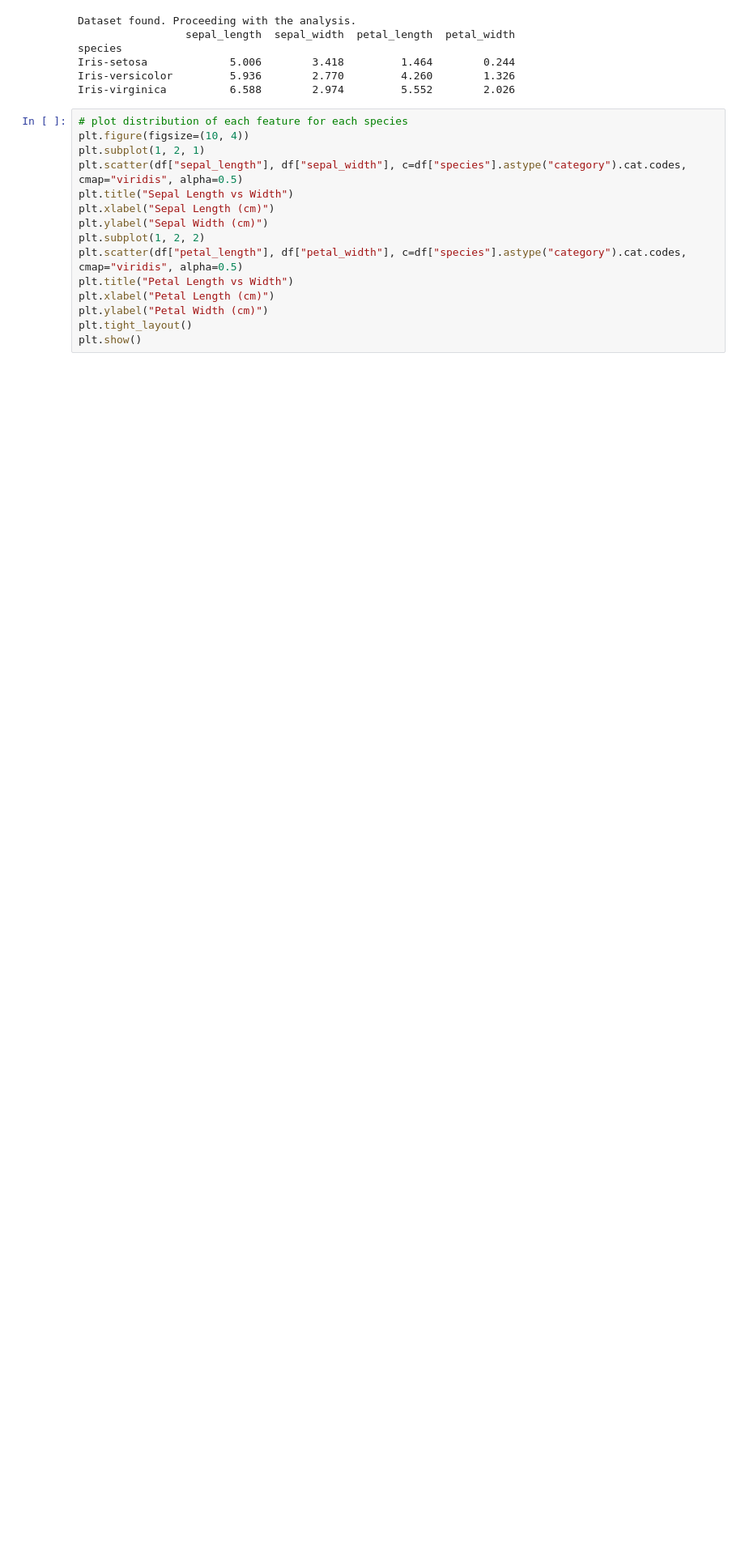
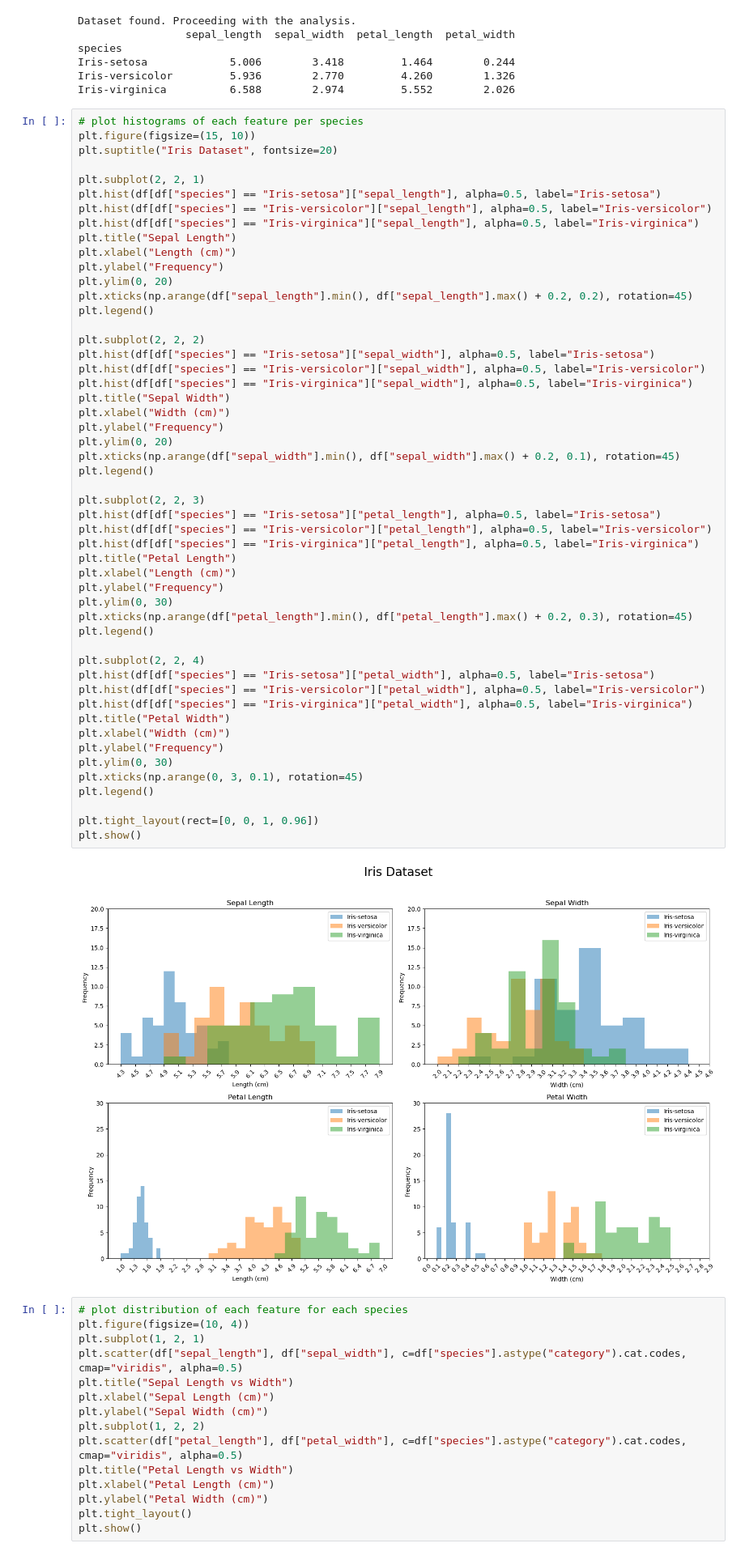
Before and after one commit to kronos164/programming-and-scripting, a Jupyter notebook: pands-project/analysis.ipynb, the cells around one changed output. Shown at 81% size. Saved outputs shown, nothing was run; the diff lists cells and outputs as text; blank space fills up the shorter version.

Commit message:
Add histogram for each feature

```diff
--- a/pands-project/analysis.ipynb
+++ b/pands-project/analysis.ipynb
@@ -24,6 +24,59 @@ species
 Iris-setosa             5.006        3.418         1.464        0.244
 Iris-versicolor         5.936        2.770         4.260        1.326
 Iris-virginica          6.588        2.974         5.552        2.026
+# %%
+# plot histograms of each feature per species
+plt.figure(figsize=(15, 10))
+plt.suptitle("Iris Dataset", fontsize=20)
+
+plt.subplot(2, 2, 1)
+plt.hist(df[df["species"] == "Iris-setosa"]["sepal_length"], alpha=0.5, label="Iris-setosa")
+plt.hist(df[df["species"] == "Iris-versicolor"]["sepal_length"], alpha=0.5, label="Iris-versicolor")
+plt.hist(df[df["species"] == "Iris-virginica"]["sepal_length"], alpha=0.5, label="Iris-virginica")
+plt.title("Sepal Length")
+plt.xlabel("Length (cm)")
+plt.ylabel("Frequency")
+plt.ylim(0, 20)
+plt.xticks(np.arange(df["sepal_length"].min(), df["sepal_length"].max() + 0.2, 0.2), rotation=45)
+plt.legend()
+
+plt.subplot(2, 2, 2)
+plt.hist(df[df["species"] == "Iris-setosa"]["sepal_width"], alpha=0.5, label="Iris-setosa")
+plt.hist(df[df["species"] == "Iris-versicolor"]["sepal_width"], alpha=0.5, label="Iris-versicolor")
+plt.hist(df[df["species"] == "Iris-virginica"]["sepal_width"], alpha=0.5, label="Iris-virginica")
+plt.title("Sepal Width")
+plt.xlabel("Width (cm)")
+plt.ylabel("Frequency")
+plt.ylim(0, 20)
+plt.xticks(np.arange(df["sepal_width"].min(), df["sepal_width"].max() + 0.2, 0.1), rotation=45)
+plt.legend()
+
+plt.subplot(2, 2, 3)
+plt.hist(df[df["species"] == "Iris-setosa"]["petal_length"], alpha=0.5, label="Iris-setosa")
+plt.hist(df[df["species"] == "Iris-versicolor"]["petal_length"], alpha=0.5, label="Iris-versicolor")
+plt.hist(df[df["species"] == "Iris-virginica"]["petal_length"], alpha=0.5, label="Iris-virginica")
+plt.title("Petal Length")
+plt.xlabel("Length (cm)")
+plt.ylabel("Frequency")
+plt.ylim(0, 30)
+plt.xticks(np.arange(df["petal_length"].min(), df["petal_length"].max() + 0.2, 0.3), rotation=45)
+plt.legend()
+
+plt.subplot(2, 2, 4)
+plt.hist(df[df["species"] == "Iris-setosa"]["petal_width"], alpha=0.5, label="Iris-setosa")
+plt.hist(df[df["species"] == "Iris-versicolor"]["petal_width"], alpha=0.5, label="Iris-versicolor")
+plt.hist(df[df["species"] == "Iris-virginica"]["petal_width"], alpha=0.5, label="Iris-virginica")
+plt.title("Petal Width")
+plt.xlabel("Width (cm)")
+plt.ylabel("Frequency")
+plt.ylim(0, 30)
+plt.xticks(np.arange(0, 3, 0.1), rotation=45)
+plt.legend()
+
+plt.tight_layout(rect=[0, 0, 1, 0.96])
+plt.show()
+# %% [output]
+[figure, added]
 # %%
 # plot distribution of each feature for each species
 plt.figure(figsize=(10, 4))
```
